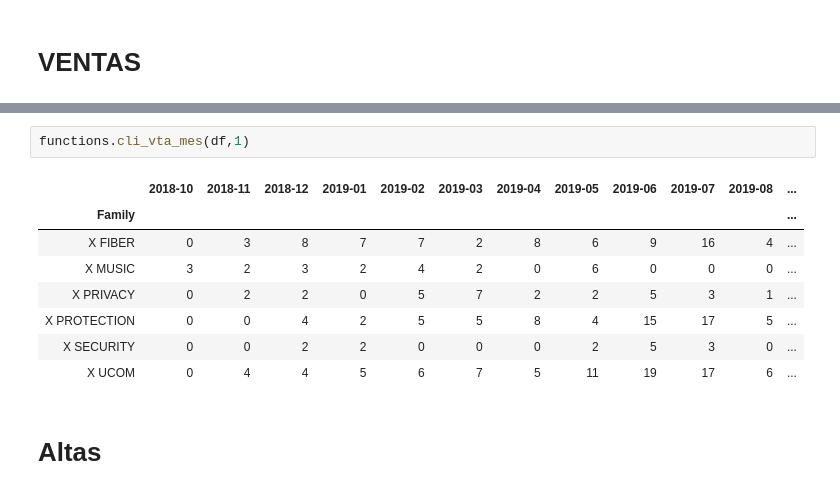
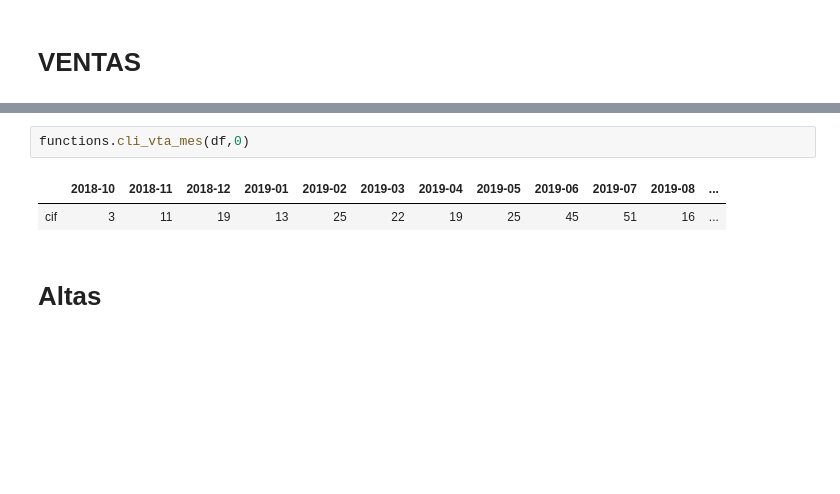
Before and after one commit to mariaadradosr/PyCartera, a Jupyter notebook: Final_PyCartera.ipynb, the cells around one changed output, grey strips where cells are left out. Drawn from its saved outputs; the diff is of its cells as text; blank space fills up the shorter version.

```diff
--- a/Final_PyCartera.ipynb
+++ b/Final_PyCartera.ipynb
@@ -70,14 +54,8 @@ functions.ass_vta_mes(df,tipo=5)
 # %%
-functions.cli_vta_mes(df,1)
+functions.cli_vta_mes(df,0)
 # %% [output]
 |  | 2018-10 | 2018-11 | 2018-12 | 2019-01 | 2019-02 | 2019-03 | 2019-04 | 2019-05 | 2019-06 | 2019-07 | 2019-08 | ... |
-| Family |  |  |  |  |  |  |  |  |  |  |  | ... |
-| X FIBER | 0 | 3 | 8 | 7 | 7 | 2 | 8 | 6 | 9 | 16 | 4 | ... |
-| X MUSIC | 3 | 2 | 3 | 2 | 4 | 2 | 0 | 6 | 0 | 0 | 0 | ... |
-| X PRIVACY | 0 | 2 | 2 | 0 | 5 | 7 | 2 | 2 | 5 | 3 | 1 | ... |
-| X PROTECTION | 0 | 0 | 4 | 2 | 5 | 5 | 8 | 4 | 15 | 17 | 5 | ... |
-| X SECURITY | 0 | 0 | 2 | 2 | 0 | 0 | 0 | 2 | 5 | 3 | 0 | ... |
-| X UCOM | 0 | 4 | 4 | 5 | 6 | 7 | 5 | 11 | 19 | 17 | 6 | ... |
+| cif | 3 | 11 | 19 | 13 | 25 | 22 | 19 | 25 | 45 | 51 | 16 | ... |
 # %% [markdown]
 # Altas
 # %%
```
Also changed, not shown: parts of 5 cells of this notebook, 31 other files.
